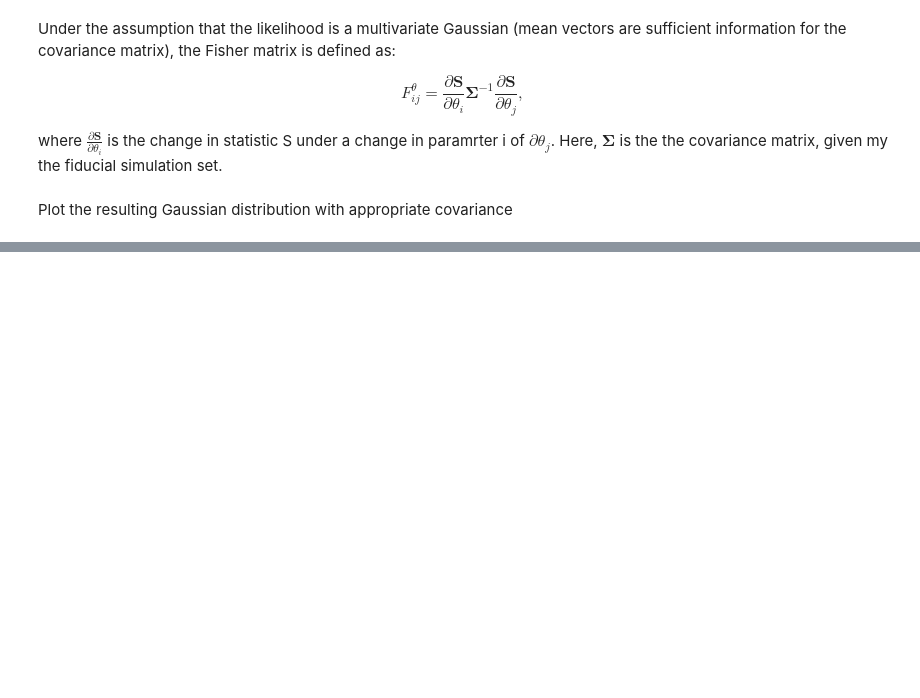
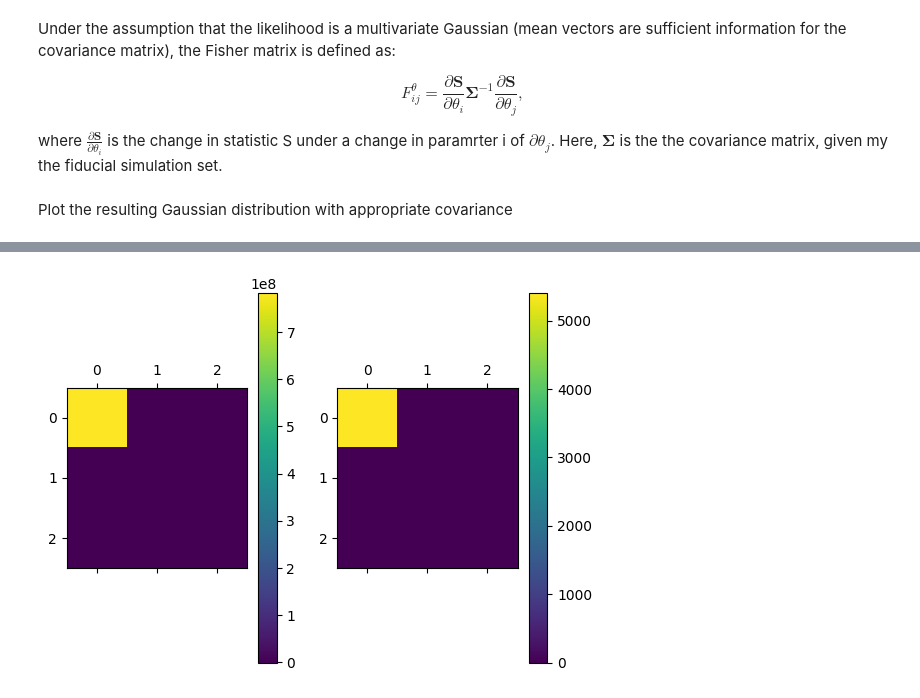
Before and after one commit to sambit-giri/ska_eor_inference, a Jupyter notebook: Compare_Fisher_results.ipynb, the cells around one changed output, grey strips where cells are left out. Drawn from its saved outputs; the diff is of its cells as text; code cells hidden in the pictures; blank space fills up the shorter version.

Commit message:
Added pessimistic case: deriv computed on noisy maps

```diff
--- a/Compare_Fisher_results.ipynb
+++ b/Compare_Fisher_results.ipynb
@@ -112 +107,9 @@ WARNING:root:Too few points to create valid contours
 [figure]
+# %%
+fig, axes = plt.subplots(1, 2)
+for j, (deriv_type, label) in enumerate(zip(['_noisy', ''], ['on noisy maps', 'on clean maps'])):
+    covmat = np.loadtxt(f'./output/posterior_covariance_matrix_{layout}_{int(obs_time)}hours_pdf{deriv_type}.txt')
+    im = axes[j].matshow(covmat)
+    plt.colorbar(im, ax=axes[j])
+# %% [output]
+[figure, added]
```
Also changed, not shown: parts of 9 cells of this notebook, 3 other files.
